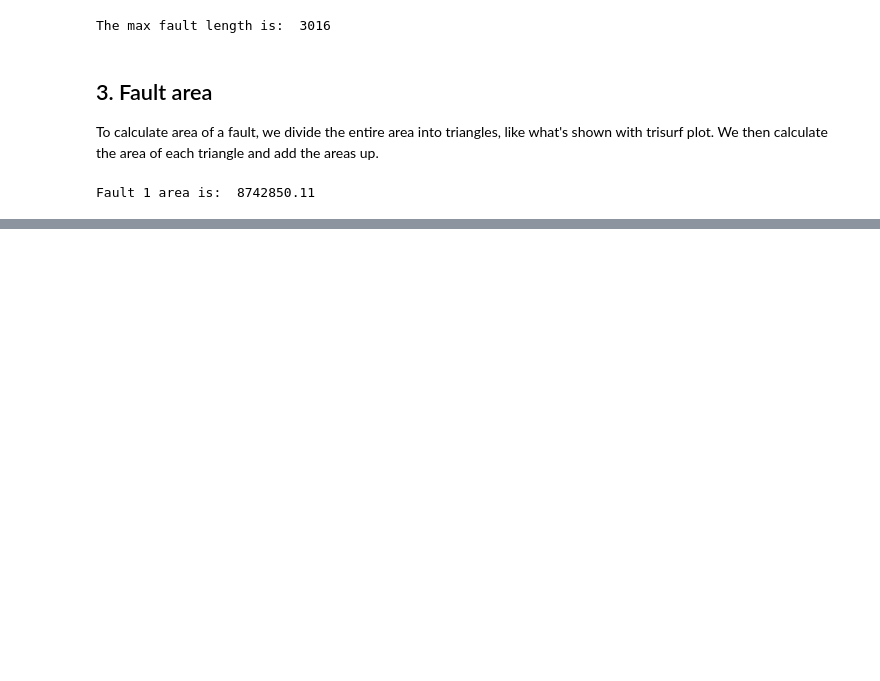
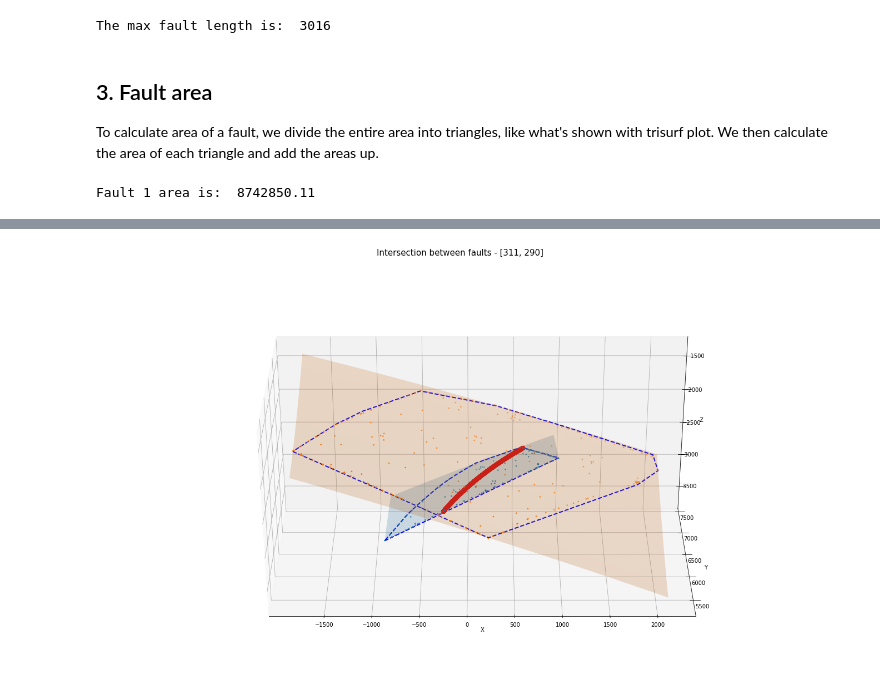
Before and after one commit to Data-Intelligence-Mastery/project-fault-segmentation, a Jupyter notebook: 01_fault_metrics.ipynb, the cells around one changed output, grey strips where cells are left out. Saved outputs shown, nothing was run; the diff lists cells and outputs as text; code cells hidden in the pictures; blank space fills up the shorter version.

```diff
--- a/01_fault_metrics.ipynb
+++ b/01_fault_metrics.ipynb
@@ -472,0 +479,95 @@ Fault 1 area is:  8742850.11
+# %%
+
+two_fault_keys = [311,290]
+
+fault_polygon = []
+C_ = []
+
+for fsp_key in two_fault_keys:
+    fsp = np.array(fsp_dict[fsp_key])
+    X, Y, Z = fsp[:, 2], fsp[:, 3], fsp[:, 4]
+    order = 2
+    A, C, X_, Y_, Z_, Z_fitted, polygon_3D_quadratic = fit_surface_find_polygon(X, Y, Z, order)
+    fault_polygon.append(polygon_3D_quadratic)
+    C_.append(C)
+
+C_ = np.array(C_).T
+
+# Fit the two faults with binary quadratic equations
+# Find the intersection by solving these binary quadratic equations using "sym.solve"
+# Adapted from: https://stackoverflow.com/questions/45130525/find-the-equation-y-yx-from-the-intersection-of-two-surfaces-z-zx-y
+
+import sympy as sym
+from numpy import sqrt
+from shapely.geometry import Polygon, Point
+
+a, b= C_[:,0], C_[:,1]
+x, y = sym.symbols('x y', real=True)
+
+def z_I(x,y):
+        return   a[0]*x**2 + a[1]*y**2 + a[2]*x*y + a[3]*x + a[4]*y + a[5]
+
+def z_II(x,y):
+        return   b[0]*x**2 + b[1]*y**2 + b[2]*x*y + b[3]*x + b[4]*y + b[5]
+
+# Find y from x
+intersection_eq_y = sym.solve(z_I(x,y) - z_II(x,y), y)
+# print ('Intersection equation =', intersection_eq_y)
+
+x_min, x_max = min(X), max(X)
+x_ = np.linspace(x_min, x_max, 10000)
+
+x_y_ = np.empty((0,2), int)
+for eq in intersection_eq_y:
+    x = x_
+    y_ = eval(str(eq))
+    x_y_ = np.r_[x_y_, np.array([x_,y_]).T]
+
+# Remove the invalid value encountered in sqrt
+x_y_ = x_y_[~np.isnan(x_y_ [:,1])]
+
+points = []
+
+for i in range(len(x_y_)):
+       point_ = Point([x_y_[i,0],x_y_[i,1]])
+       poly_0 = Polygon(fault_polygon[0])
+       poly_1 = Polygon(fault_polygon[1])
+       if (point_.within(poly_0)) and (point_.within(poly_1)):
+          points.append(list(point_.coords[0]))
+points_y = np.array(points)
+
+A = calculate_A(points_y, order)
+z_ = calculate_Z_ (A, C)
+points_xy = np.c_[points_y, z_]
+
+# Plot the intersection line
+fig = plt.figure(figsize=(24,12))
+title = 'Intersection between faults - ' + str(two_fault_keys)
+fig.suptitle(title,fontsize=15)
+ax = fig.add_subplot(1, 1, 1, projection='3d')
+ax.set_xlabel('X')
+ax.set_ylabel('Y')
+ax.set_zlabel('Z')
+for fsp_key in two_fault_keys:
+    fsp = np.array(fsp_dict[fsp_key])
+
+    X, Y, Z = fsp[:, 2], fsp[:, 3], fsp[:, 4]
+    A, C, X_, Y_, Z_, Z_fitted = fit_surface(X, Y, Z, order, mesh_num = 20)
+
+    ax.scatter(X, Y, Z, cmap='viridis', s=3)
+    ax.scatter(points_xy[:,0], points_xy[:,1], points_xy[:,2], c='r', s=50)
+    ax.plot_surface(X_, Y_, Z_, rstride=1, cstride=1, alpha=0.2)  #mesh grid
+
+# Plot the 'approximate' boundary of the faults for better visualization of the faults
+# This boundary "looks good" if the faults are convex shape, "look not so good"
+# if the faults are concave shape. Again, this is for visualization only!
+
+for poly_bound in fault_polygon:
+    poly_bound = np.r_[poly_bound, poly_bound[0,:].reshape(1,-1)]
+    ax.plot(poly_bound[:,0], poly_bound[:,1], poly_bound[:,2], 'b--', lw=2) # plot bounding polygon
+
+ax.view_init(elev=30, azim=-90)
+# plt.savefig(title + '.png')
+plt.show()
+# %% [output]
+[figure, added]
```
Also changed, not shown: parts of 2 cells of this notebook.
